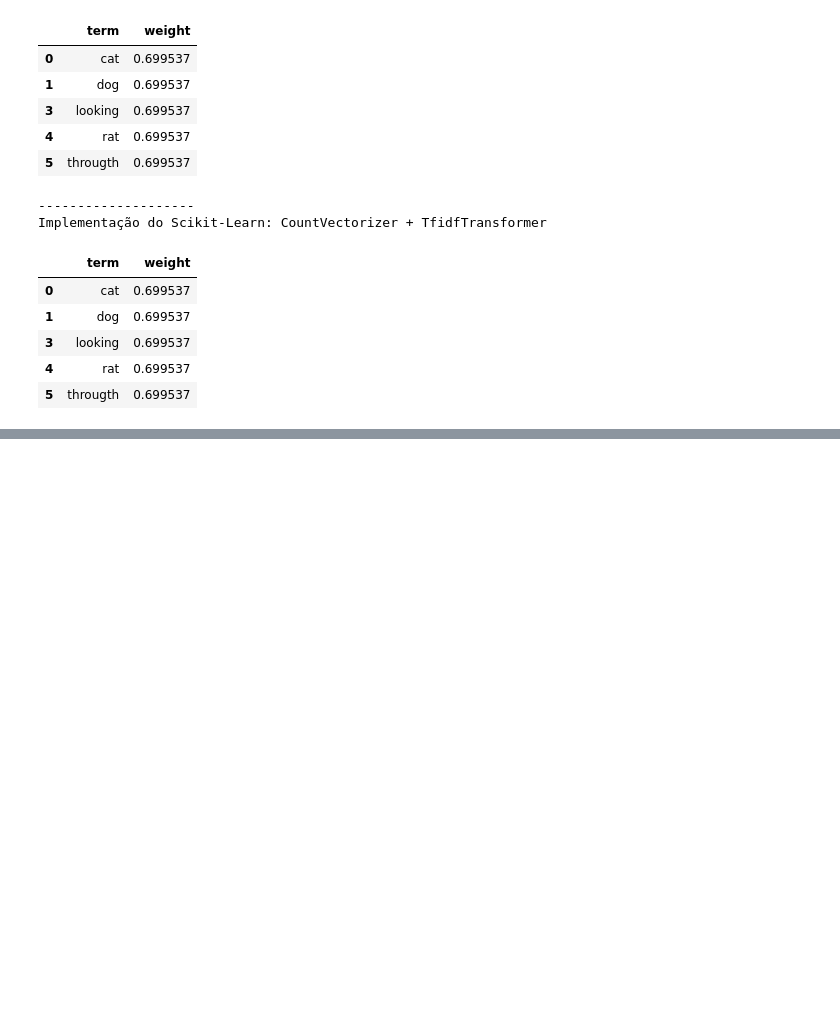
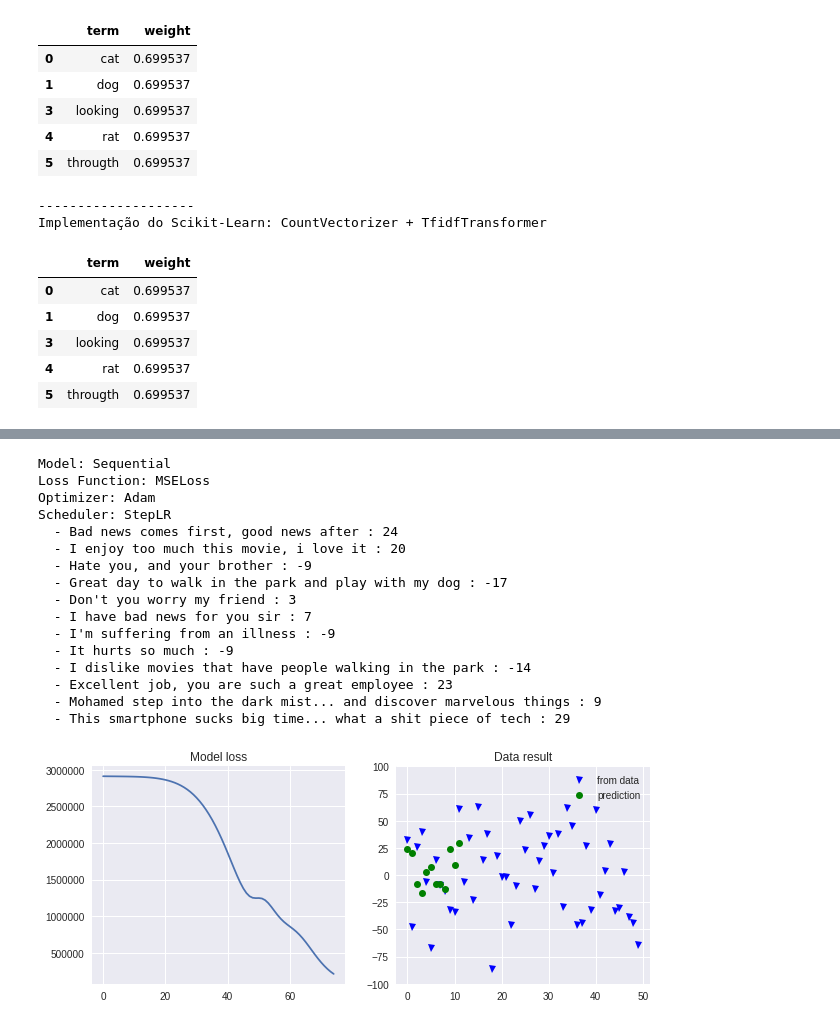
Before and after one commit to edgarbanhesse/ia369y-affective-computing, a Jupyter notebook: T2_Sentiment_Analysis.ipynb, the cells around one changed output, grey strips where cells are left out. Saved outputs shown, nothing was run; the diff lists cells and outputs as text; code cells hidden in the pictures; blank space fills up the shorter version.

```diff
--- a/T2_Sentiment_Analysis.ipynb
+++ b/T2_Sentiment_Analysis.ipynb
@@ -411,0 +849,20 @@ metrics.accuracy_score(values, predicted)
+# %%
+train_and_validate(x, y, z, predict_frases, optimizer='Adam', epochs=epochs)
+# %% [output]
+Model: Sequential
+Loss Function: MSELoss
+Optimizer: Adam
+Scheduler: StepLR
+  - Bad news comes first, good news after : 24
+  - I enjoy too much this movie, i love it : 20
+  - Hate you, and your brother : -9
+  - Great day to walk in the park and play with my dog : -17
+  - Don't you worry my friend : 3
+  - I have bad news for you sir : 7
+  - I'm suffering from an illness : -9
+  - It hurts so much : -9
+  - I dislike movies that have people walking in the park : -14
+  - Excellent job, you are such a great employee : 23
+  - Mohamed step into the dark mist... and discover marvelous things : 9
+  - This smartphone sucks big time... what a shit piece of tech : 29
+[figure, added]
```
Also changed, not shown: parts of 26 cells of this notebook.
